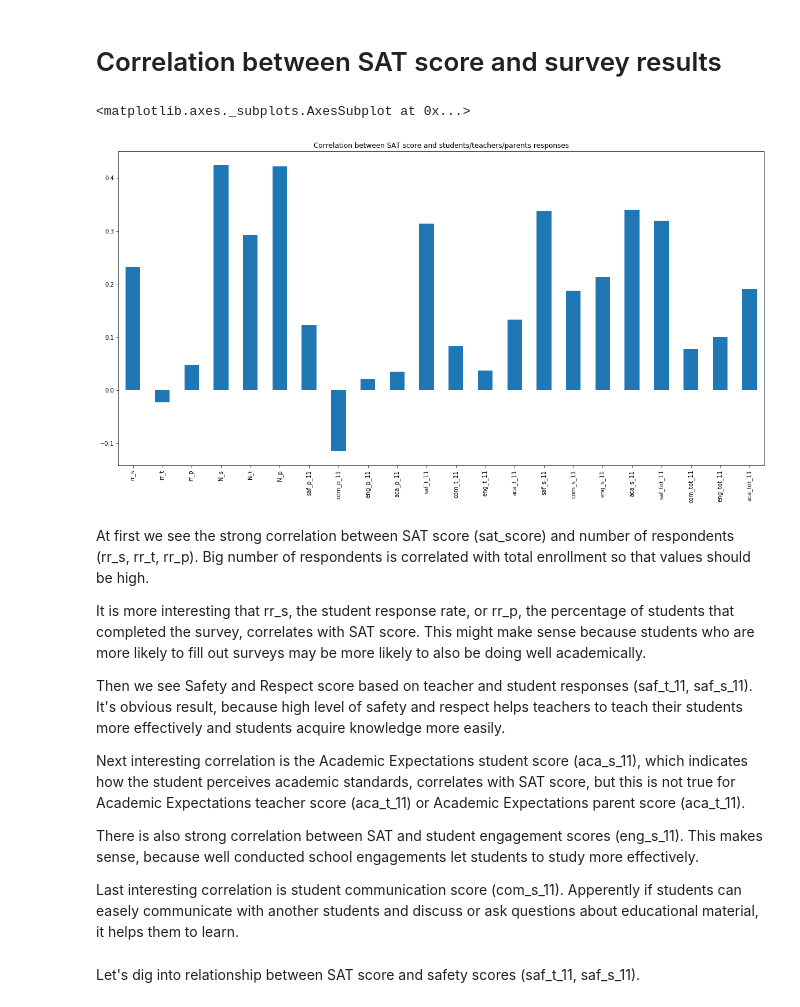
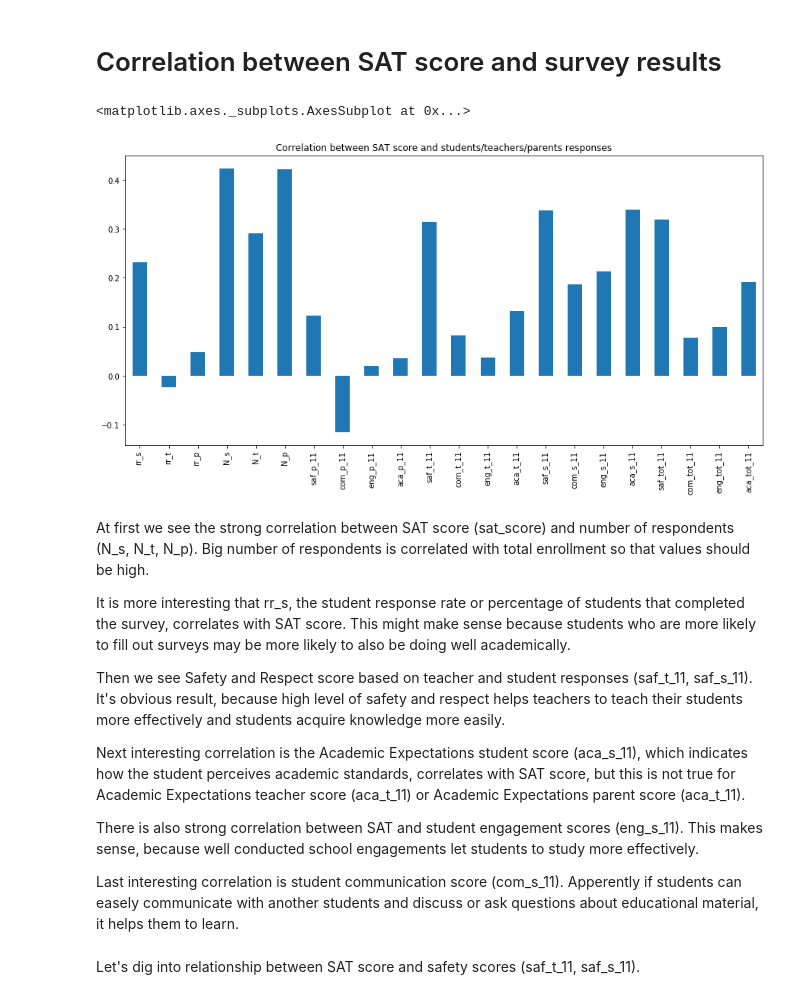
Before and after one commit to beatwad/scholastic_aptitude_test, a Jupyter notebook: Schools.ipynb, the cells around one changed output. Cells and saved outputs as stored; diff of their text form; code cells hidden in the pictures.

```diff
--- a/Schools.ipynb
+++ b/Schools.ipynb
@@ -172,14 +172,14 @@ survey_fields.remove("DBN")
 import matplotlib as plt
 survey_correlations = correlations.loc[survey_fields]
 # %%
-survey_correlations.plot(x=survey_correlations.values, y=survey_correlations.index, kind='bar', figsize=(20, 10), title='Correlation between SAT score and students/teachers/parents responses')
+survey_correlations.plot(x=survey_correlations.values, y=survey_correlations.index, kind='bar', figsize=(15, 7), title='Correlation between SAT score and students/teachers/parents responses')
 # %% [output]
 <matplotlib.axes._subplots.AxesSubplot at 0x...>
-[figure, old version]
+[figure, new version]
 # %% [markdown]
-At first we see the strong correlation between SAT score (sat_score) and number of respondents (rr_s, rr_t, rr_p). Big number of respondents is correlated with total enrollment so that values should be high.
+At first we see the strong correlation between SAT score (sat_score) and number of respondents (N_s, N_t, N_p). Big number of respondents is correlated with total enrollment so that values should be high.
 
-It is more interesting that rr_s, the student response rate, or rr_p, the percentage of students that completed the survey, correlates with SAT score. This might make sense because students who are more likely to fill out surveys may be more likely to also be doing well academically.
+It is more interesting that rr_s, the student response rate or percentage of students that completed the survey, correlates with SAT score. This might make sense because students who are more likely to fill out surveys may be more likely to also be doing well academically.
 
 Then we see Safety and Respect score based on teacher and student responses (saf_t_11, saf_s_11). It's obvious result, because high level of safety and respect helps teachers to teach their students more effectively and students acquire knowledge more easily.
 
```
Also changed, not shown: parts of 31 cells of this notebook.
